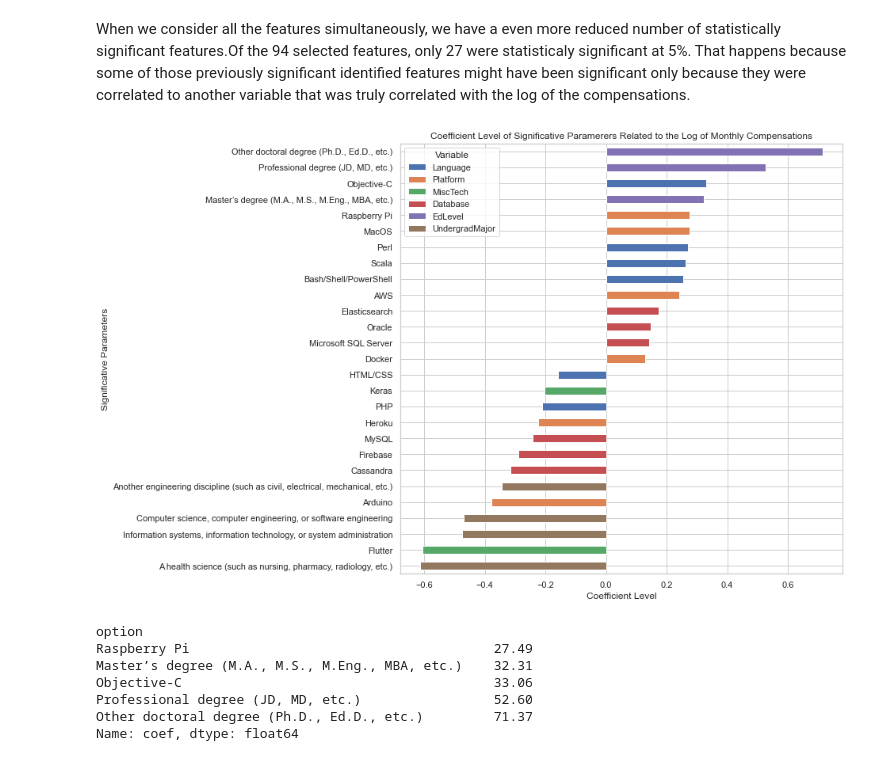
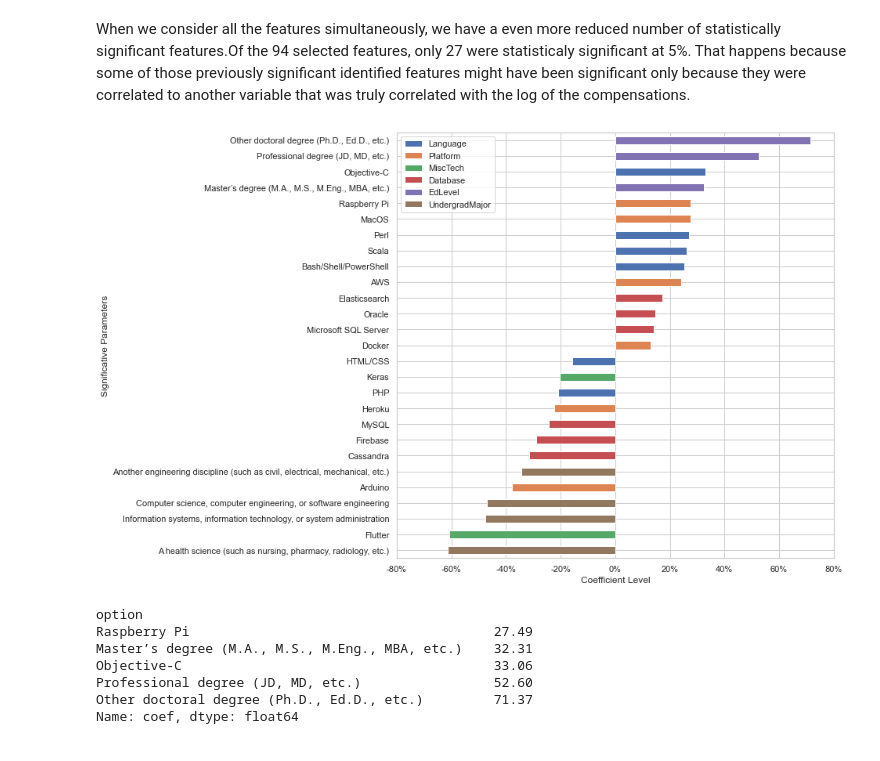
Before and after one commit to leofmr/stack_ds, a Jupyter notebook: 04 - SalaryPrediction.ipynb, the cells around one changed output. Drawn from its saved outputs; the diff is of its cells as text; code cells hidden in the pictures.

```diff
--- a/04 - SalaryPrediction.ipynb
+++ b/04 - SalaryPrediction.ipynb
@@ -128,8 +133,10 @@ MiscTechWorkedWith     634
 DatabaseWorkedWith     643
 dtype: int64
 # %%
+# selecting the educational variables data
 edu_vars = ['EdLevel', 'UndergradMajor']
-ds_df[edu_vars].head()
+edu_df = ds_df[edu_vars]
+edu_df.head()
 # %% [output]
 |  | EdLevel | UndergradMajor |
 | Respondent |  |  |
@@ -166,8 +174,9 @@ def dummify_col(col, thereshold=0):
 
     return selected_dummies_df
 # %%
-def dummify_df(df, col_list):
-    """Apply the dumify function to a list of columns
+def dummify_df(df):
+    """Apply the dumify function to all the columns of the df
+    It is expected the df contains only categorical variables
     All the dummies are then joined into a single dataframe with
     the same indexes as the original dataframe. By maintaining
     the same indexes we can identify the missing variables.
@@ -178,7 +187,7 @@ def dummify_df(df, col_list):
     # interating over selected categorical columns to
     # apply the dumify_col function and join the result to the
     # new dataframe.
-    for col in col_list:
+    for col in df.columns:
         col_dummies = dummify_col(df[col])
         result = result.join(col_dummies)
 
@@ -190,9 +281,8 @@ def dummify_df(df, col_list):
 
 We used variables related to technologies that the respondents worked with in 2020: `LanguageWorkedWith`, `PlatformWorkedWith`, `MiscTechWorkedWith` and `DatabaseWorkedWith`. By one hot encoding those variables we got 74 dummy features. `LanguageWorkedWith` was the question that generated the highest number of features (25). To match the same observations in the `ConvertedComp` variable we reindexed the resulting dummy dataframe.
 # %%
-tech_types = ['Language', 'Platform', 'MiscTech', 'Database']
-tech_vars = [tech + 'WorkedWith' for tech in tech_types]
-tech_dummies = dummify_df(ds_df, tech_vars).reindex(y.index)
+# creating a data frame of tech dummies
+tech_dummies = dummify_df(tech_df).reindex(y.index)
 tech_dummies.shape
 # %% [output]
 (2601, 74)
@@ -311,8 +356,8 @@ plt.show()
 # %% [markdown]
 ### 2.3.2 Educational Variables
 # %%
-edu_vars = ['EdLevel', 'UndergradMajor']
-edu_dummies = dummify_df(ds_df, edu_vars).reindex(y.index)
+# getting the educational variables dummies
+edu_dummies = dummify_df(edu_df).reindex(y.index)
 edu_dummies.shape
 # %% [output]
 (2601, 21)
@@ -850,17 +848,20 @@ Name: coef, dtype: float64
 When we consider all the features simultaneously, we have a even more reduced number of statistically significant features.Of the 94 selected features, only 27 were statisticaly significant at 5%. That happens because some of those previously significant identified features might have been significant only because they were correlated to another variable that was truly correlated with the log of the compensations.
 # %%
 # ploting only the significant coefficients
+# here we are using the same color scheme as used in the other plots
 ax = (significant_coefs.pivot(index='option', columns='variable', values='coef').
- reindex(significant_coefs['option']).
- plot(kind='barh', stacked=True, figsize=(10,10)))
-
+      reindex(significant_coefs['option']).
+      plot(kind='barh', stacked=True, figsize=(10,10)))
+ax.set_xlim(-.8, .8)
+ax.xaxis.set_major_formatter(lambda x, p: f'{x:.0%}')
 plt.xlabel('Coefficient Level')
 plt.ylabel('Significative Parameters')
-plt.title('Coefficient Level of Significative Paramerers Related to the Log of Monthly Compensations')
-plt.legend(title='Variable')
+#plt.title('Coefficient Level of Significative Paramerers Related to the Log of Monthly Compensations')
+plt.legend(title='')
+plt.savefig('figs/tech_edu_coef.png', bbox_inches='tight', dpi=300)
 plt.show()
 # %% [output]
-[figure, old version]
+[figure, new version]
 # %%
 significant_coefs.set_index("option").tail(5)['coef'].mul(100).round(2)
 # %% [output]
```
Also changed, not shown: parts of 61 cells of this notebook.
